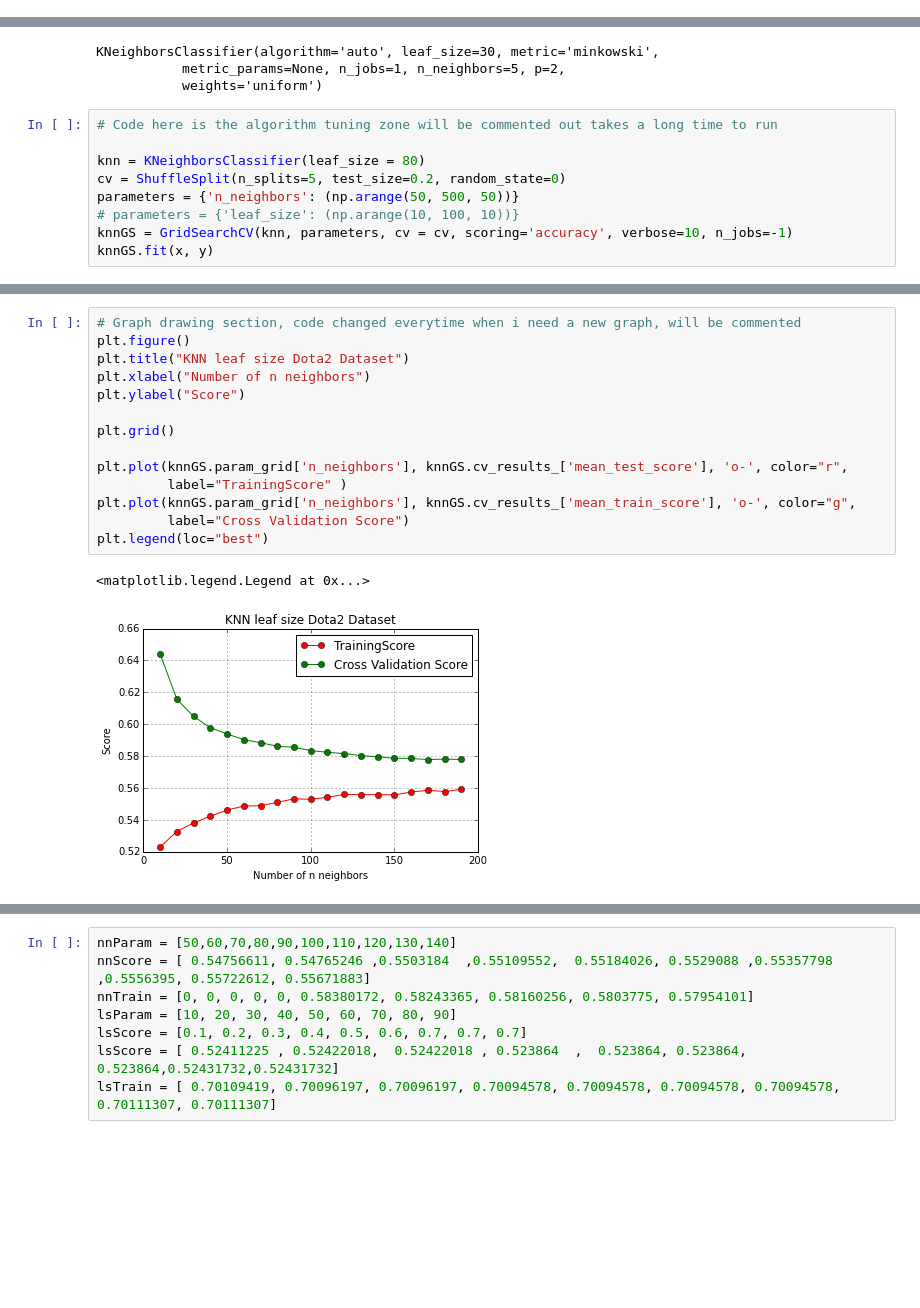
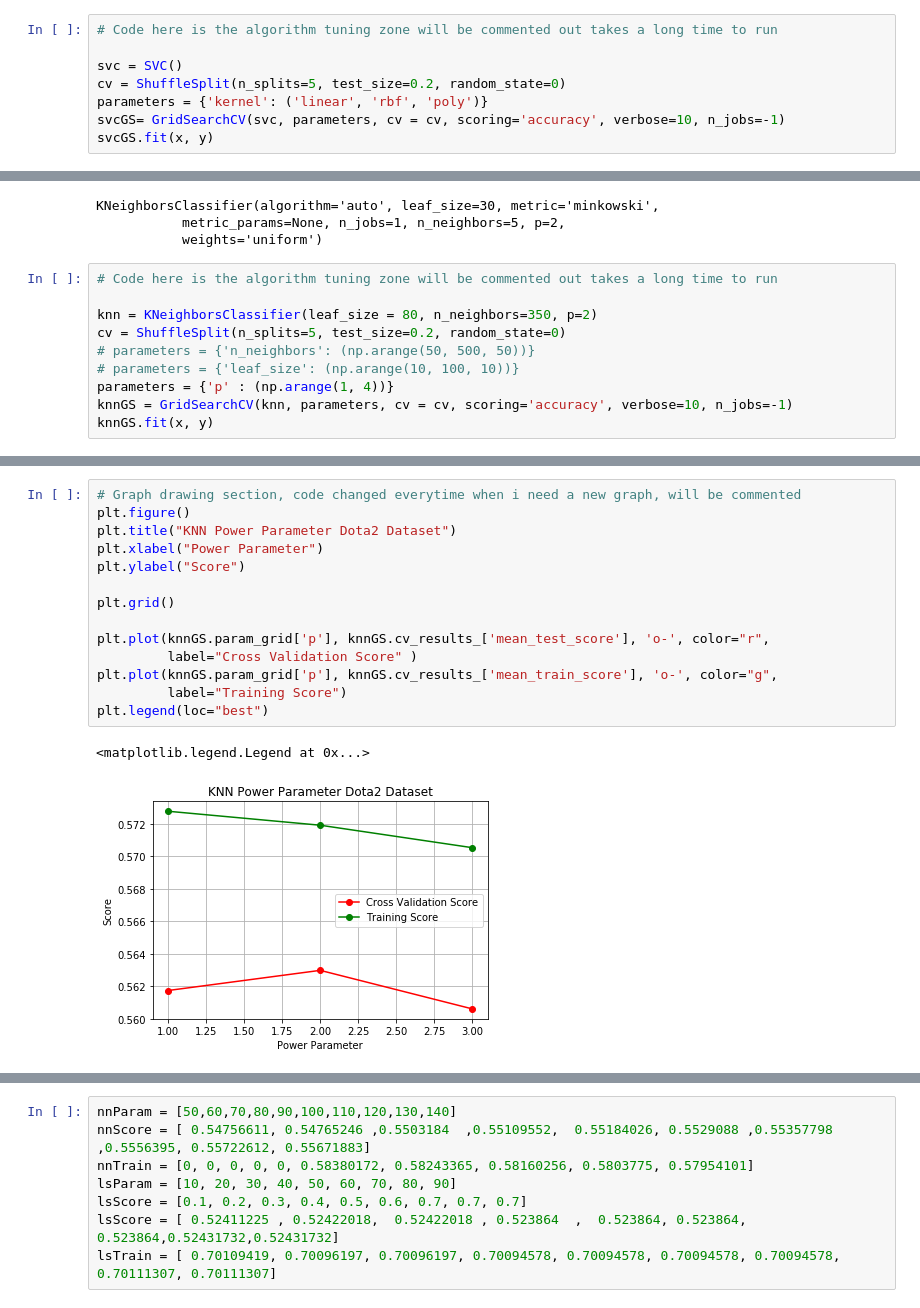
Before and after one commit to ksuhartono97/CS4641-repo, a Jupyter notebook: Dota2.ipynb, the cells around one changed output, grey strips where cells are left out. Cells and saved outputs as stored; diff of their text form; blank space fills up the shorter version.

Commit message:
Dota2 code update

```diff
--- a/Dota2.ipynb
+++ b/Dota2.ipynb
@@ -272,3 +284,11 @@ print metrics.classification_report(testY, adaPred)
           1       0.60      0.67      0.63      5502
 
 avg / total       0.58      0.59      0.58     10293
+# %%
+# Code here is the algorithm tuning zone will be commented out takes a long time to run
+
+svc = SVC()
+cv = ShuffleSplit(n_splits=5, test_size=0.2, random_state=0)
+parameters = {'kernel': ('linear', 'rbf', 'poly')}
+svcGS= GridSearchCV(svc, parameters, cv = cv, scoring='accuracy', verbose=10, n_jobs=-1)
+svcGS.fit(x, y)
@@ -288,10 +368,11 @@ KNeighborsClassifier(algorithm='auto', leaf_size=30, metric='minkowski',
 # %%
 # Code here is the algorithm tuning zone will be commented out takes a long time to run
 
-knn = KNeighborsClassifier(leaf_size = 80)
+knn = KNeighborsClassifier(leaf_size = 80, n_neighbors=350, p=2)
 cv = ShuffleSplit(n_splits=5, test_size=0.2, random_state=0)
-parameters = {'n_neighbors': (np.arange(50, 500, 50))}
+# parameters = {'n_neighbors': (np.arange(50, 500, 50))}
 # parameters = {'leaf_size': (np.arange(10, 100, 10))}
+parameters = {'p' : (np.arange(1, 4))}
 knnGS = GridSearchCV(knn, parameters, cv = cv, scoring='accuracy', verbose=10, n_jobs=-1)
 knnGS.fit(x, y)
 # %% [output]
@@ -320,20 +414,20 @@ Fitting 3 folds for each of 9 candidates, totalling 27 fits
 # %%
 # Graph drawing section, code changed everytime when i need a new graph, will be commented
 plt.figure()
-plt.title("KNN leaf size Dota2 Dataset")
-plt.xlabel("Number of n neighbors")
+plt.title("KNN Power Parameter Dota2 Dataset")
+plt.xlabel("Power Parameter")
 plt.ylabel("Score")
 
 plt.grid()
 
-plt.plot(knnGS.param_grid['n_neighbors'], knnGS.cv_results_['mean_test_score'], 'o-', color="r",
-         label="TrainingScore" )
-plt.plot(knnGS.param_grid['n_neighbors'], knnGS.cv_results_['mean_train_score'], 'o-', color="g",
-         label="Cross Validation Score")
+plt.plot(knnGS.param_grid['p'], knnGS.cv_results_['mean_test_score'], 'o-', color="r",
+         label="Cross Validation Score" )
+plt.plot(knnGS.param_grid['p'], knnGS.cv_results_['mean_train_score'], 'o-', color="g",
+         label="Training Score")
 plt.legend(loc="best")
 # %% [output]
 <matplotlib.legend.Legend at 0x...>
-[figure, old version]
+[figure, new version]
 # %%
 # Printouts -- TO BE REMOVED
 print(knnGS.best_score_)
```
Also changed, not shown: parts of 8 cells of this notebook.
